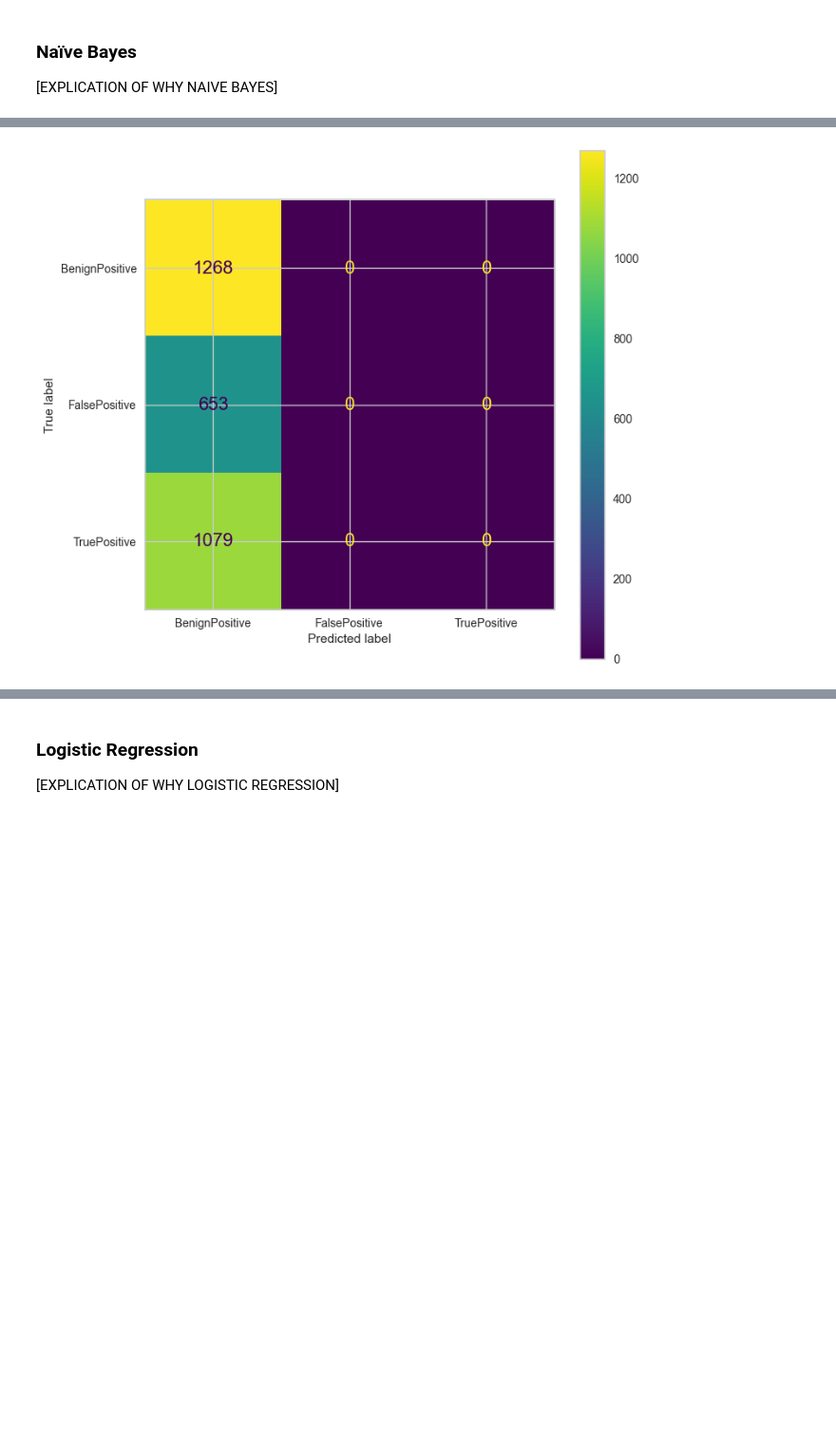
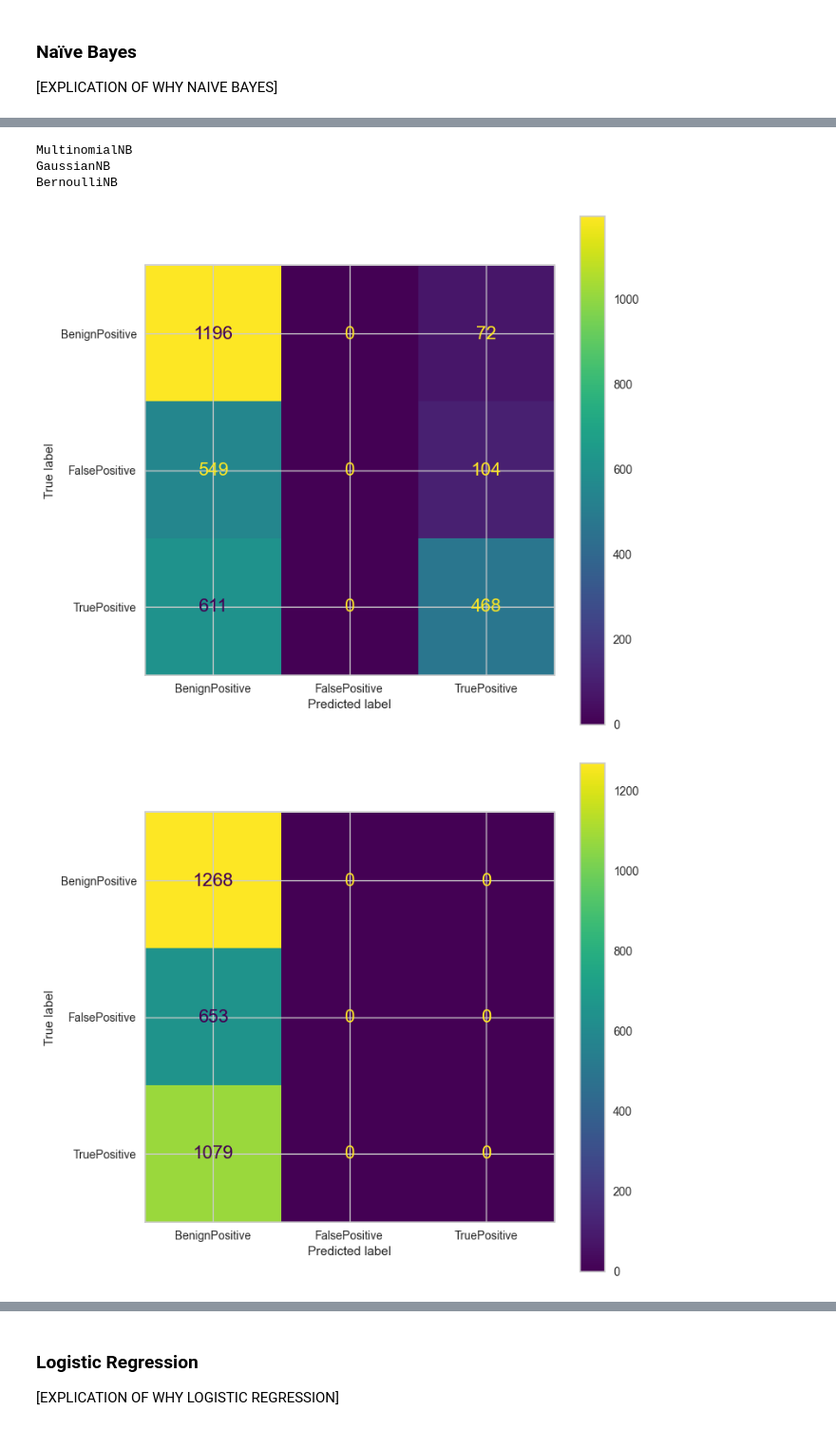
Before and after one commit to yasin281/Microsoft-Security-Incident-Prediction, a Jupyter notebook: src/ModelTrainingAndEvaluation.ipynb, the cells around one changed output, grey strips where cells are left out. Shown at 95% size. Saved outputs shown, nothing was run; the diff lists cells and outputs as text; code cells hidden in the pictures; blank space fills up the shorter version.

Commit message:
Re-run notebook for model evalutaion

```diff
--- a/src/ModelTrainingAndEvaluation.ipynb
+++ b/src/ModelTrainingAndEvaluation.ipynb
@@ -168,3 +175,9 @@ target_names = [str(v) for v in sorted(y_train['IncidentGrade'].unique())]
+# %%
+# Reshape y_train and y_test to be 1-dimensional arrays if they are DataFrames
+if isinstance(y_train, pd.DataFrame):
+    y_train = y_train.values.ravel()
+if isinstance(y_test, pd.DataFrame):
+    y_test = y_test.values.ravel()
 # %% [markdown]
 ### Naïve Bayes
 [EXPLICATION OF WHY NAIVE BAYES]
@@ -193 +202,5 @@ Means:
+# %%
+mnb_model = MultinomialNB().fit(X_train, y_train)
+gnb_model = GaussianNB().fit(X_train, y_train)
+bnb_model = BernoulliNB().fit(X_train, y_train)
 # %%
@@ -206,5 +233,16 @@ BenignPositive       0.42      1.00      0.59      1268
 # %%
 plt.figure(figsize=(8,8));
+print('MultinomialNB')
+ConfusionMatrixDisplay.from_estimator(mnb_model, X_test,y_test, display_labels=target_names, ax=plt.subplot());
+plt.figure(figsize=(8,8));
+print('GaussianNB')
 ConfusionMatrixDisplay.from_estimator(gnb_model, X_test,y_test, display_labels=target_names, ax=plt.subplot());
+plt.figure(figsize=(8,8));
+print('BernoulliNB')
+ConfusionMatrixDisplay.from_estimator(bnb_model, X_test,y_test, display_labels=target_names, ax=plt.subplot());
 # %% [output]
+MultinomialNB
+GaussianNB
+BernoulliNB
-[figure, old version]
+[figure, new version]
+[figure, added]
```
Also changed, not shown: parts of 50 cells of this notebook.
